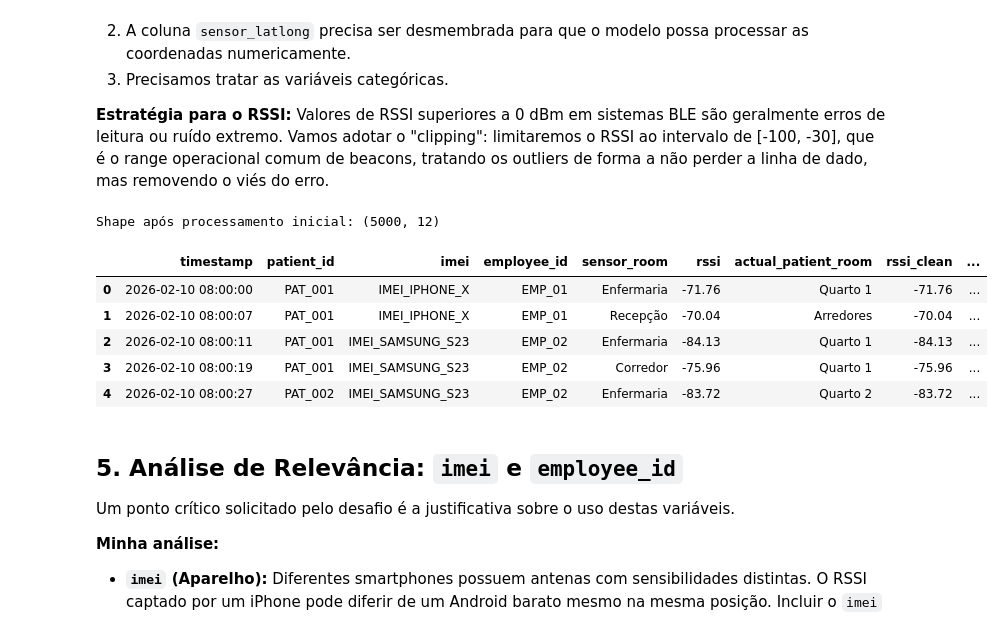
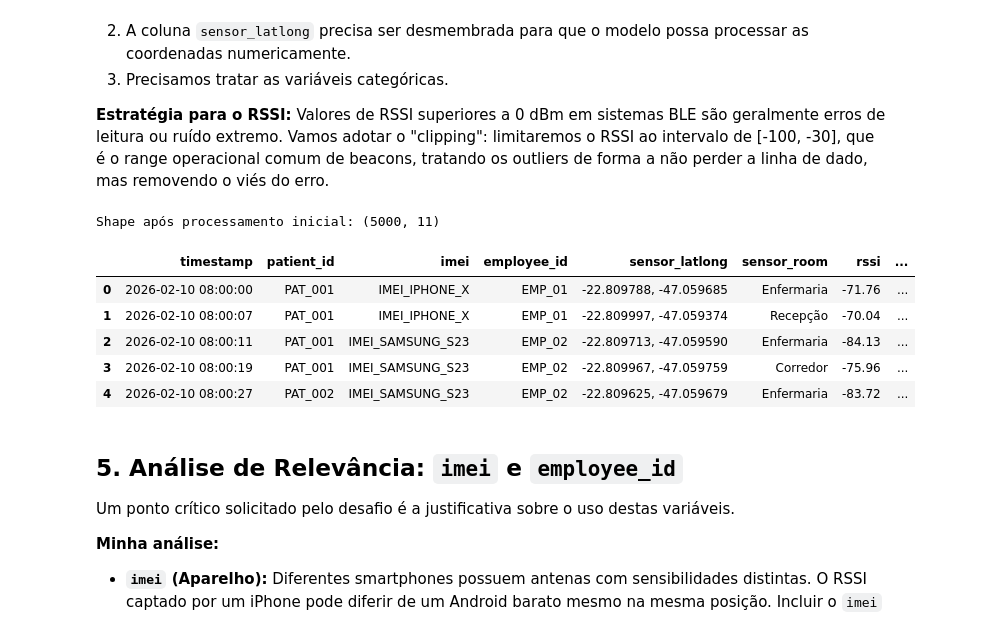
Before and after one commit to XxRuanOliveiraxX/Desafio-ML---Ruan, a Jupyter notebook: notebooks/01_eda.ipynb, the cells around one changed output. Cells and saved outputs as stored; diff of their text form; code cells hidden in the pictures.

```diff
--- a/notebooks/01_eda.ipynb
+++ b/notebooks/01_eda.ipynb
@@ -133,30 +135,24 @@ Valores de RSSI superiores a 0 dBm em sistemas BLE são geralmente erros de leit
 # %%
 # 1. Tratamento de RSSI (Clipping)
 df['rssi_clean'] = df['rssi'].clip(lower=-100, upper=-30)
 
 # 2. Desmembrando sensor_latlong em Lat e Long
 df[['sensor_lat', 'sensor_long']] = df['sensor_latlong'].str.split(',', expand=True).astype(float)
 
 # 3. Conversão de Timestamp para objeto datetime
 df['timestamp'] = pd.to_datetime(df['timestamp'])
-
-# 4. Criação de features temporais (opcional, mas útil para padrões de rotina)
-df['hour'] = df['timestamp'].dt.hour
-df['minute'] = df['timestamp'].dt.minute
-
-# Removendo a coluna original de latlong para evitar redundância
-df_processed = df.drop(columns=['sensor_latlong'])
+df_processed = df
 
 print("Shape após processamento inicial:", df_processed.shape)
 df_processed.head()
 # %% [output]
-Shape após processamento inicial: (5000, 12)
+Shape após processamento inicial: (5000, 11)
-|  | timestamp | patient_id | imei | employee_id | sensor_room | rssi | actual_patient_room | rssi_clean | ... |
-| 0 | 2026-02-10 08:00:00 | PAT_001 | IMEI_IPHONE_X | EMP_01 | Enfermaria | -71.76 | Quarto 1 | -71.76 | ... |
-| 1 | 2026-02-10 08:00:07 | PAT_001 | IMEI_IPHONE_X | EMP_01 | Recepção | -70.04 | Arredores | -70.04 | ... |
-| 2 | 2026-02-10 08:00:11 | PAT_001 | IMEI_SAMSUNG_S23 | EMP_02 | Enfermaria | -84.13 | Quarto 1 | -84.13 | ... |
-| 3 | 2026-02-10 08:00:19 | PAT_001 | IMEI_SAMSUNG_S23 | EMP_02 | Corredor | -75.96 | Quarto 1 | -75.96 | ... |
-| 4 | 2026-02-10 08:00:27 | PAT_002 | IMEI_SAMSUNG_S23 | EMP_02 | Enfermaria | -83.72 | Quarto 2 | -83.72 | ... |
+|  | timestamp | patient_id | imei | employee_id | sensor_latlong | sensor_room | rssi | ... |
+| 0 | 2026-02-10 08:00:00 | PAT_001 | IMEI_IPHONE_X | EMP_01 | -22.809788, -47.059685 | Enfermaria | -71.76 | ... |
+| 1 | 2026-02-10 08:00:07 | PAT_001 | IMEI_IPHONE_X | EMP_01 | -22.809997, -47.059374 | Recepção | -70.04 | ... |
+| 2 | 2026-02-10 08:00:11 | PAT_001 | IMEI_SAMSUNG_S23 | EMP_02 | -22.809713, -47.059590 | Enfermaria | -84.13 | ... |
+| 3 | 2026-02-10 08:00:19 | PAT_001 | IMEI_SAMSUNG_S23 | EMP_02 | -22.809967, -47.059759 | Corredor | -75.96 | ... |
+| 4 | 2026-02-10 08:00:27 | PAT_002 | IMEI_SAMSUNG_S23 | EMP_02 | -22.809625, -47.059679 | Enfermaria | -83.72 | ... |
 # %% [markdown]
 ## 5. Análise de Relevância: `imei` e `employee_id`
 
```
Also changed, not shown: parts of 8 cells of this notebook, 2 other files.
